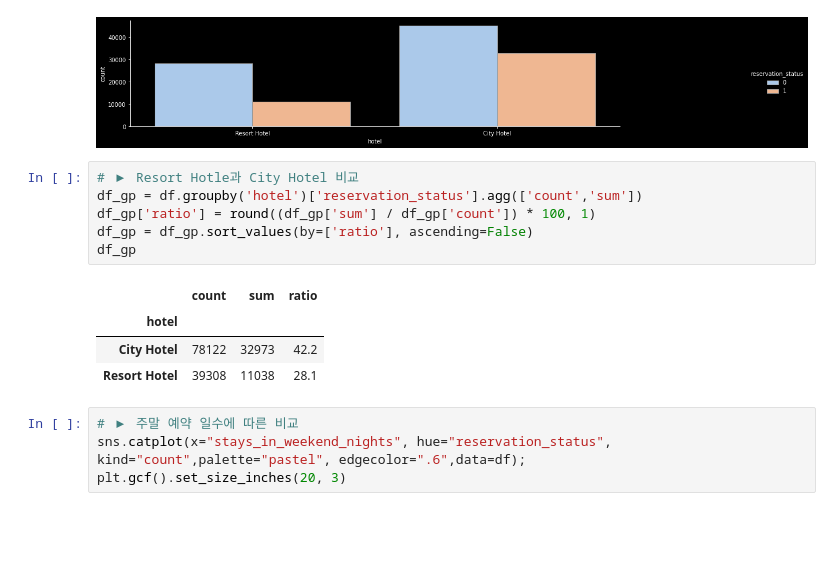
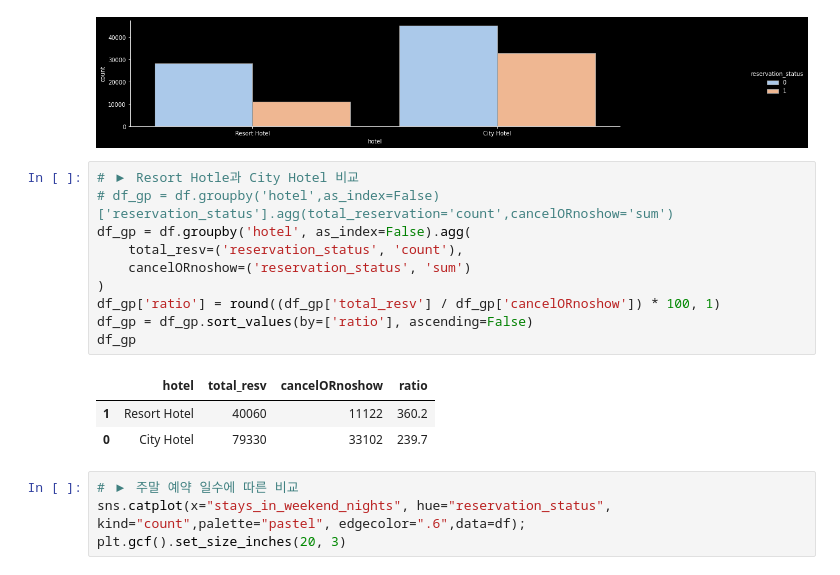
Before and after one commit to chlwldns00/ForDataAnalysis, a Jupyter notebook: 데이터분석/S_PJT13_CODE.ipynb, the cells around one changed output. Drawn from its saved outputs; the diff is of its cells as text; blank space fills up the shorter version.

```diff
--- a/데이터분석/S_PJT13_CODE.ipynb
+++ b/데이터분석/S_PJT13_CODE.ipynb
@@ -440,15 +382,18 @@ plt.gcf().set_size_inches(20, 3)
 [figure]
 # %%
 # ▶ Resort Hotle과 City Hotel 비교
-df_gp = df.groupby('hotel')['reservation_status'].agg(['count','sum'])
-df_gp['ratio'] = round((df_gp['sum'] / df_gp['count']) * 100, 1)
+# df_gp = df.groupby('hotel',as_index=False)['reservation_status'].agg(total_reservation='count',cancelORnoshow='sum')
+df_gp = df.groupby('hotel', as_index=False).agg(
+    total_resv=('reservation_status', 'count'),
+    cancelORnoshow=('reservation_status', 'sum')
+)
+df_gp['ratio'] = round((df_gp['total_resv'] / df_gp['cancelORnoshow']) * 100, 1)
 df_gp = df_gp.sort_values(by=['ratio'], ascending=False)
 df_gp
 # %% [output]
-|  | count | sum | ratio |
-| hotel |  |  |  |
-| City Hotel | 78122 | 32973 | 42.2 |
-| Resort Hotel | 39308 | 11038 | 28.1 |
+|  | hotel | total_resv | cancelORnoshow | ratio |
+| 1 | Resort Hotel | 40060 | 11122 | 360.2 |
+| 0 | City Hotel | 79330 | 33102 | 239.7 |
 # %%
 # ▶ 주말 예약 일수에 따른 비교
 sns.catplot(x="stays_in_weekend_nights", hue="reservation_status", kind="count",palette="pastel", edgecolor=".6",data=df);
```
Also changed, not shown: parts of 16 cells of this notebook, 2 other files.
